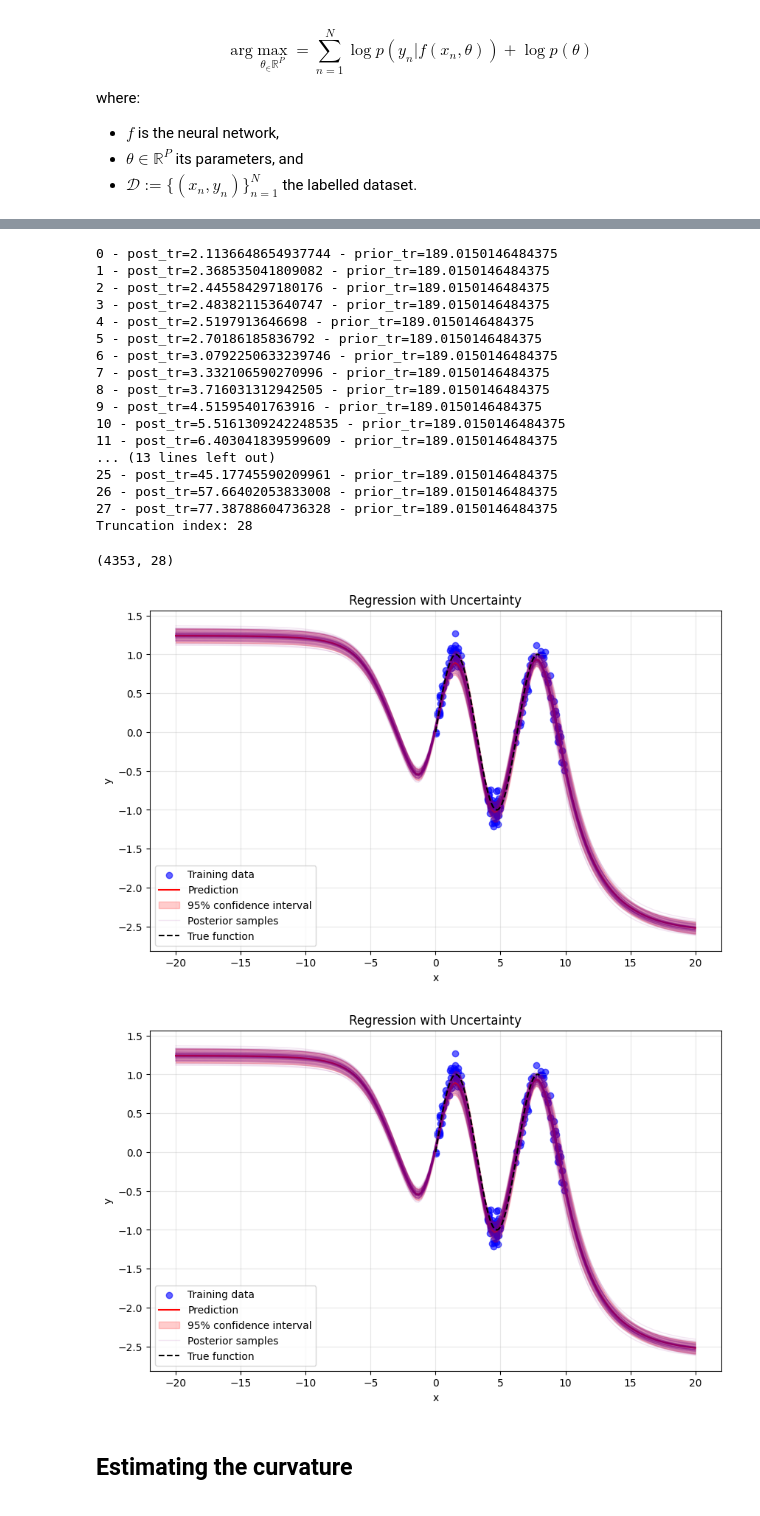
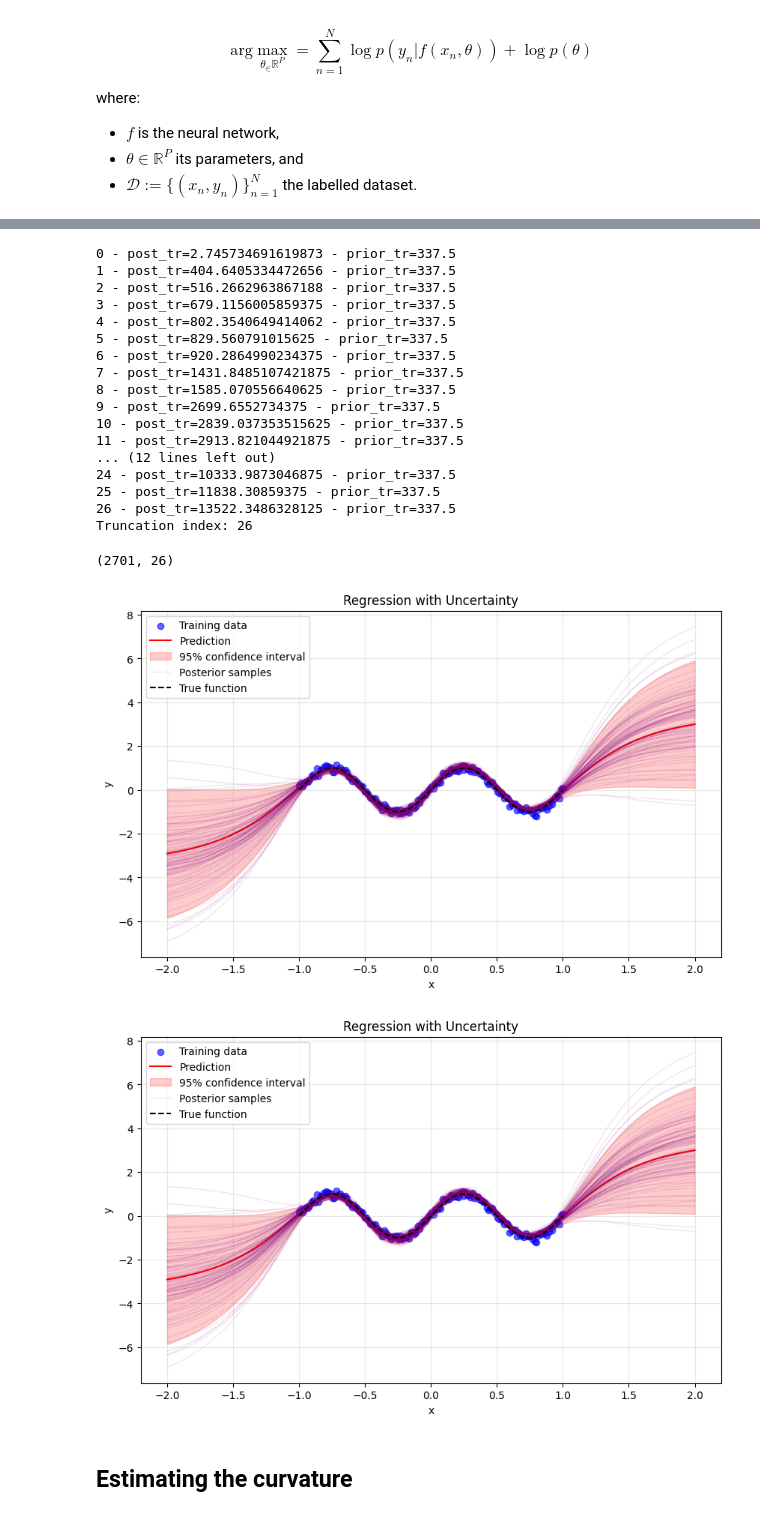
Before and after one commit to lenardrommel/laplax, a Jupyter notebook: examples/0001_laplax_for_regression.ipynb, the cells around one changed output, grey strips where cells are left out. Saved outputs shown, nothing was run; the diff lists cells and outputs as text; code cells hidden in the pictures.

```diff
--- a/examples/0001_laplax_for_regression.ipynb
+++ b/examples/0001_laplax_for_regression.ipynb
@@ -180,7 +297,7 @@ def lanczos_isqrt(
     A,
     b,
     *,
-    tol=1e-3,  # 1e-5
+    tol=1e-7,  # 1e-5
     min_eta=1e-20,
     max_iter=500,
     overwrite_b=False,
@@ -422,8 +427,8 @@ def model_fn(input, params):
 
 v = lanczos_jacobian_initialization(model_fn, params, data)
 context_points = select_context_points(150, "grid",
-        [8.0],
-        [-8.0],
+        [2.0],
+        [-2.0],
         X_train.shape,
     )
 cov_matrix = prior_gram_matrix(kernel, context_points)
@@ -446,8 +453,8 @@ def model_fn(input, params):
 
 v = lanczos_jacobian_initialization(model_fn, params, data)
 context_points = select_context_points(150, "grid",
-        [8],
-        [-8],
+        [2],
+        [-2],
         data["input"].shape[1:],
     )
 cov_matrix = prior_gram_matrix(kernel, context_points)
@@ -491,7 +498,6 @@ context_points = select_context_points(150, "grid",
         data["input"].shape[1:],
     )
 cov_matrix = prior_gram_matrix(kernel, context_points)
-#eps = jnp.finfo(context_points.dtype).eps
 L = lanczos_isqrt(cov_matrix, v)
 
 vjp_jit = jax.jit(lambda _x, _k_c: jax.vmap(jax.vjp(lambda _p: model_fn(_p, _x)[:], params)[1], in_axes=1, out_axes=1)(_k_c)[0])
@@ -650,8 +656,8 @@ while jnp.all(post_var < prior_var) and i < eigvals.shape[0]:
     cov_sqrt += [jax.jit(normalize_eigvecs)(eigvals[i], u, eigvecs[:, i])]
     lr_fac_i = jax.jit(unflatten)(cov_sqrt[-1])
     context_points = select_context_points(150, "grid",
-        [8],
-        [-8],
+        [2],
+        [-2],
         data["input"].shape[1:],
     )
     post_var += jnp.concatenate(
@@ -665,24 +671,24 @@ print(f"Truncation index: {truncation_idx}")
 cov_sqrt = jnp.stack(cov_sqrt[:truncation_idx], axis=-1)
 cov_sqrt.shape
 # %% [output]
-0 - post_tr=2.1136648654937744 - prior_tr=189.0150146484375
-1 - post_tr=2.368535041809082 - prior_tr=189.0150146484375
-2 - post_tr=2.445584297180176 - prior_tr=189.0150146484375
-3 - post_tr=2.483821153640747 - prior_tr=189.0150146484375
-4 - post_tr=2.5197913646698 - prior_tr=189.0150146484375
-5 - post_tr=2.70186185836792 - prior_tr=189.0150146484375
-6 - post_tr=3.0792250633239746 - prior_tr=189.0150146484375
-7 - post_tr=3.332106590270996 - prior_tr=189.0150146484375
-8 - post_tr=3.716031312942505 - prior_tr=189.0150146484375
-9 - post_tr=4.51595401763916 - prior_tr=189.0150146484375
-10 - post_tr=5.5161309242248535 - prior_tr=189.0150146484375
-11 - post_tr=6.403041839599609 - prior_tr=189.0150146484375
-... (13 lines left out)
-25 - post_tr=45.17745590209961 - prior_tr=189.0150146484375
-26 - post_tr=57.66402053833008 - prior_tr=189.0150146484375
-27 - post_tr=77.38788604736328 - prior_tr=189.0150146484375
-Truncation index: 28
+0 - post_tr=2.745734691619873 - prior_tr=337.5
+1 - post_tr=404.6405334472656 - prior_tr=337.5
+2 - post_tr=516.2662963867188 - prior_tr=337.5
+3 - post_tr=679.1156005859375 - prior_tr=337.5
+4 - post_tr=802.3540649414062 - prior_tr=337.5
+5 - post_tr=829.560791015625 - prior_tr=337.5
+6 - post_tr=920.2864990234375 - prior_tr=337.5
+7 - post_tr=1431.8485107421875 - prior_tr=337.5
+8 - post_tr=1585.070556640625 - prior_tr=337.5
+9 - post_tr=2699.6552734375 - prior_tr=337.5
+10 - post_tr=2839.037353515625 - prior_tr=337.5
+11 - post_tr=2913.821044921875 - prior_tr=337.5
+... (12 lines left out)
+24 - post_tr=10333.9873046875 - prior_tr=337.5
+25 - post_tr=11838.30859375 - prior_tr=337.5
+26 - post_tr=13522.3486328125 - prior_tr=337.5
+Truncation index: 26
-(4353, 28)
+(2701, 26)
 # %%
 from functools import partial
 from laplax.curv.cov import Posterior
@@ -712,36 +718,36 @@ posterior_fn = lambda *args, **kwargs: posterior  # noqa: E731
 
 set_prob_predictive = partial(
     set_lin_pushforward,
     model_fn=model_fn,
     mean_params=params,
     posterior_fn=posterior_fn,
     pushforward_fns=[
         lin_setup,
         lin_pred_mean,
         lin_pred_var,
         lin_pred_std,
         lin_samples,
     ],
     key=jax.random.key(35892),
     num_samples=100,
 )
 
 prob_predictive = set_prob_predictive(
     prior_arguments={},
 )
-X_pred = jnp.linspace(-20, 20, 200).reshape(-1, 1)
+X_pred = jnp.linspace(-2, 2, 200).reshape(-1, 1)
 pred = jax.vmap(prob_predictive)(X_pred)
 plot_regression_with_uncertainty(
         X_train=data["input"],
         y_train=data["target"],
         X_pred=X_pred,
         y_pred=pred["pred_mean"][:, 0],
         y_std=jnp.sqrt(pred["pred_var"][:, 0]),
         y_samples=pred["samples"],
     )
 # %% [output]
-[figure, old version]
+[figure, new version]
-[figure, old version]
+[figure, new version]
 # %% [markdown]
 ## Estimating the curvature
 # %% [markdown]
```
Also changed, not shown: parts of 13 cells of this notebook, 13 other files.
